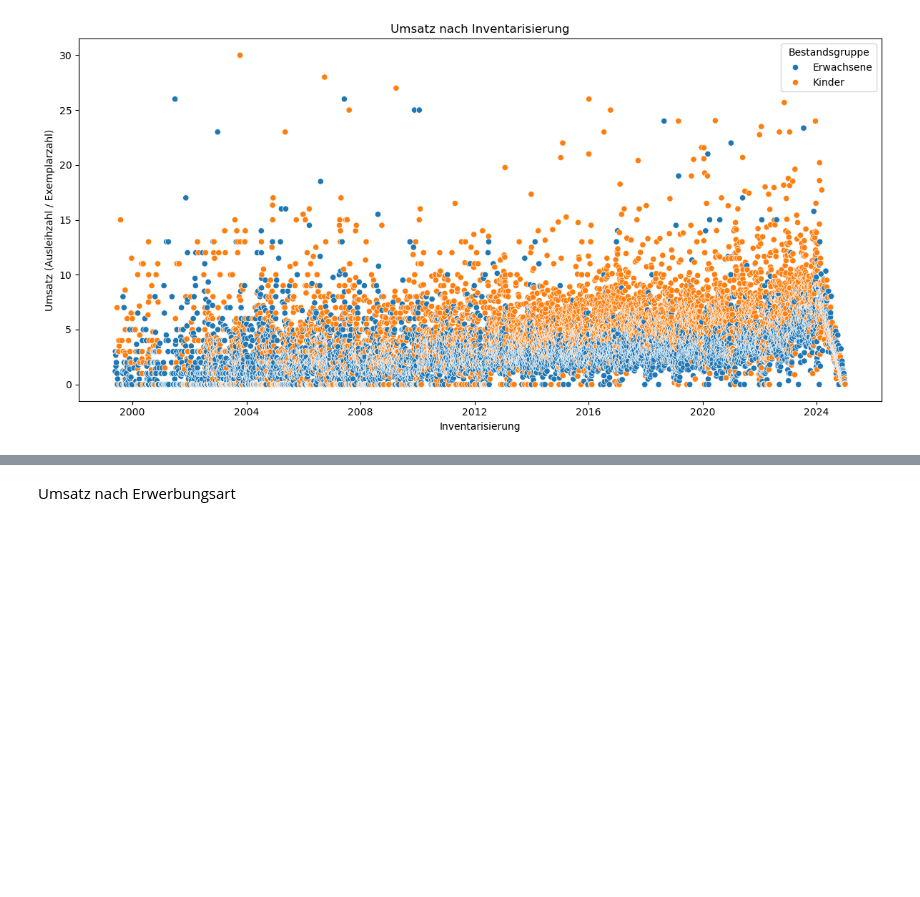
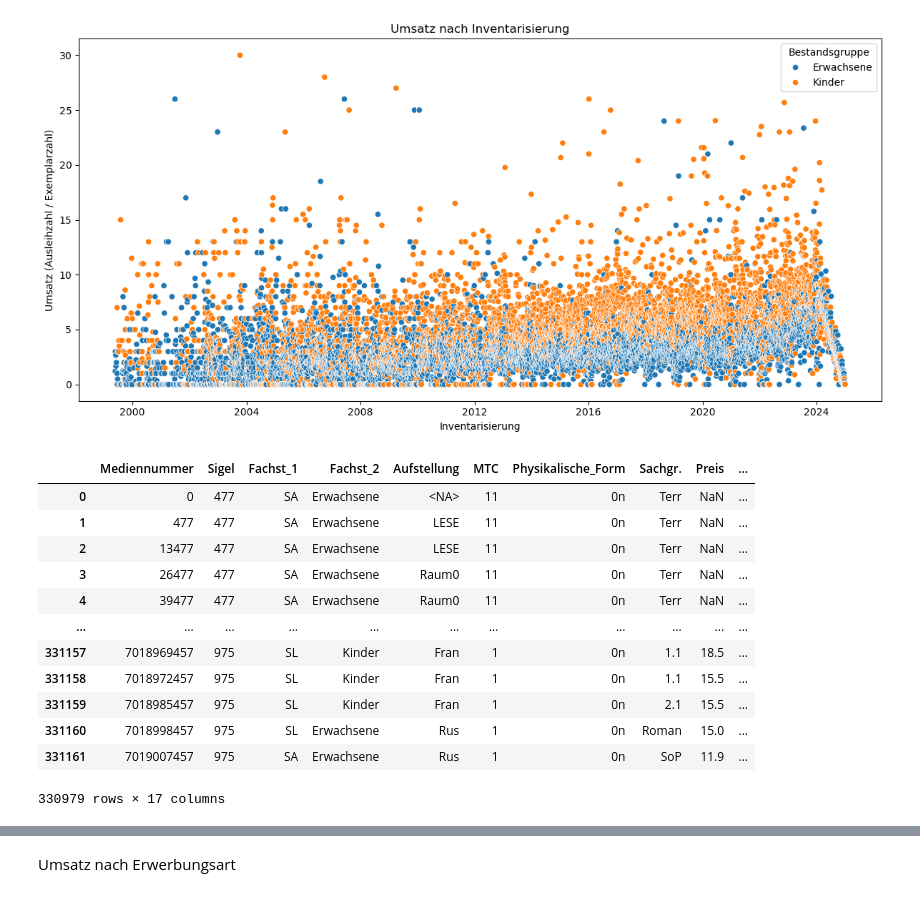
Before and after one commit to BeatriceM476/Final-project, a Jupyter notebook: BesEx_2024.ipynb, the cells around one changed output, grey strips where cells are left out. Saved outputs shown, nothing was run; the diff lists cells and outputs as text; code cells hidden in the pictures; blank space fills up the shorter version.

```diff
--- a/BesEx_2024.ipynb
+++ b/BesEx_2024.ipynb
@@ -413,4 +413,20 @@ plt.tight_layout()
 plt.show()
 # %% [output]
 [figure]
+# %%
+BesEx_2024_df
+# %% [output]
+|  | Mediennummer | Sigel | Fachst_1 | Fachst_2 | Aufstellung | MTC | Physikalische_Form | Sachgr. | Preis | ... |
+| 0 | 0 | 477 | SA | Erwachsene | <NA> | 11 | 0n | Terr | NaN | ... |
+| 1 | 477 | 477 | SA | Erwachsene | LESE | 11 | 0n | Terr | NaN | ... |
+| 2 | 13477 | 477 | SA | Erwachsene | LESE | 11 | 0n | Terr | NaN | ... |
+| 3 | 26477 | 477 | SA | Erwachsene | Raum0 | 11 | 0n | Terr | NaN | ... |
+| 4 | 39477 | 477 | SA | Erwachsene | Raum0 | 11 | 0n | Terr | NaN | ... |
+| ... | ... | ... | ... | ... | ... | ... | ... | ... | ... | ... |
+| 331157 | 7018969457 | 975 | SL | Kinder | Fran | 1 | 0n | 1.1 | 18.5 | ... |
+| 331158 | 7018972457 | 975 | SL | Kinder | Fran | 1 | 0n | 1.1 | 15.5 | ... |
+| 331159 | 7018985457 | 975 | SL | Kinder | Fran | 1 | 0n | 2.1 | 15.5 | ... |
+| 331160 | 7018998457 | 975 | SL | Erwachsene | Rus | 1 | 0n | Roman | 15.0 | ... |
+| 331161 | 7019007457 | 975 | SA | Erwachsene | Rus | 1 | 0n | SoP | 11.9 | ... |
+330979 rows × 17 columns
 # %%
```
Also changed, not shown: parts of 2 cells of this notebook, 1 other file.
